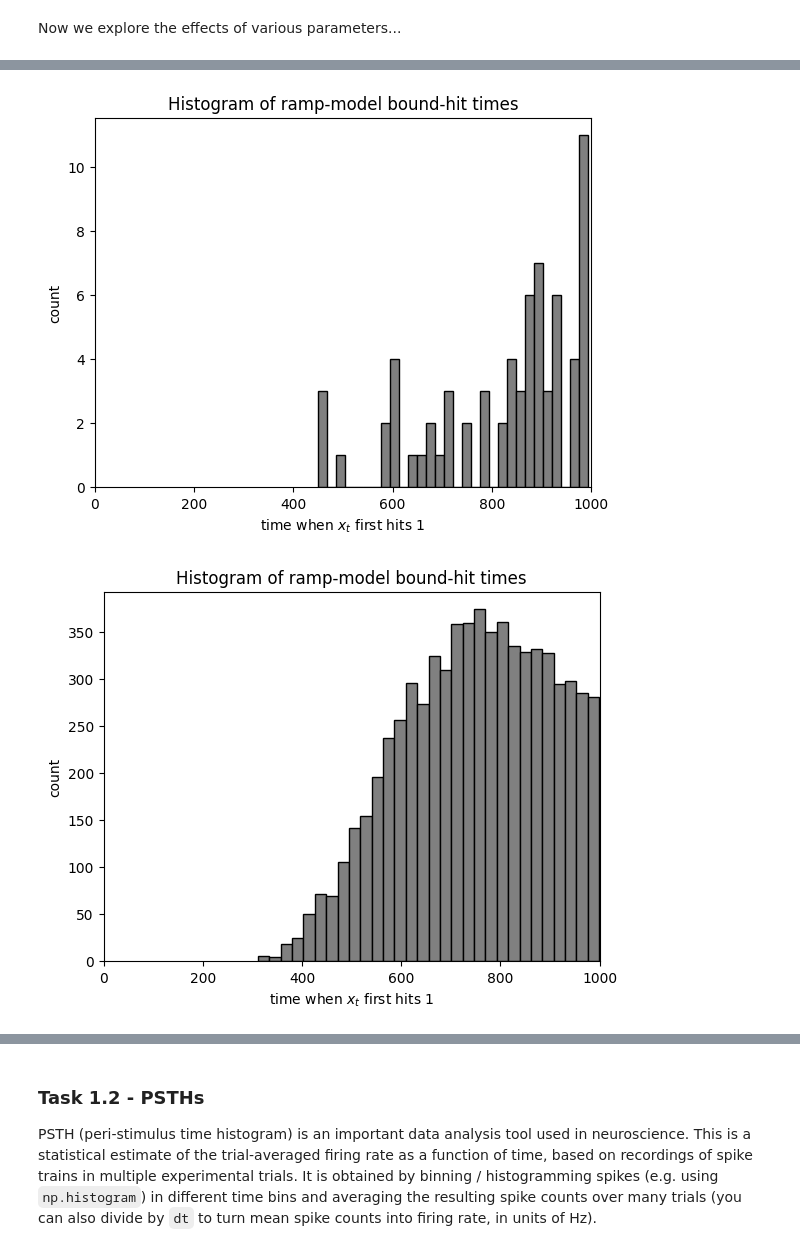
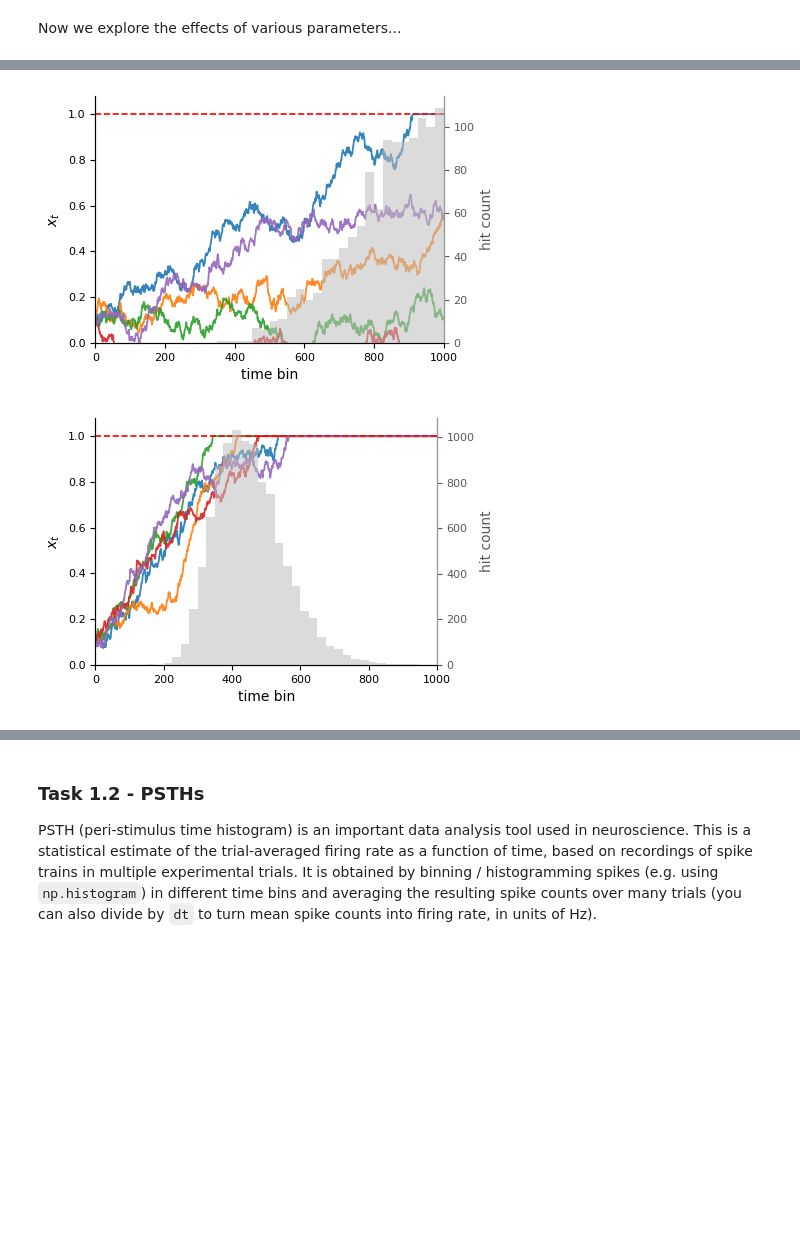
Before and after one commit to MYLO175/GG3-Mylo, a Jupyter notebook: GG3_project.ipynb, the cells around one changed output, grey strips where cells are left out. Saved outputs shown, nothing was run; the diff lists cells and outputs as text; code cells hidden in the pictures; blank space fills up the shorter version.

```diff
--- a/GG3_project.ipynb
+++ b/GG3_project.ipynb
@@ -284,10 +333,9 @@ def plot_ramp_hit_histogram(xs, bins=30):
 # %%
 step = StepModel(m=500, r=50, x0=0.05, Rh=40)
 spikes, jumps, rates = step.simulate(Ntrials=20, T=1000)
+plot_raster(spikes, jumps)
 
-print(jumps)
-
+step = StepModel(m=200, r=50, x0=0.05, Rh=40)
+spikes, jumps, rates = step.simulate(Ntrials=20, T=1000)
 plot_raster(spikes, jumps)
-plot_jump_histogram(spikes, jumps)
-plot_rate_trajectories(rates, name="Step model")
 # %% [output]
@@ -312,12 +357,12 @@ Now we explore the effects of various parameters...
 # %%
 #Comparison of different r for step-model
 
-for r in [10, 50, 100]:
+for r, bins in [(1, 100), (5,50) , (20,50)]:
     step = StepModel(m=500, r=r, x0=0.05, Rh=40)
-    spikes, jumps, rates = step.simulate(Ntrials=1000, T=1000)
+    spikes, jumps, rates = step.simulate(Ntrials=5000, T=1000)
 
     #plot_raster(spikes, jumps)
-    plot_jump_histogram(spikes, jumps)
+    plot_jump_histogram(spikes, jumps, bins=bins)
 
 # Controls the variance of the jump time distribution
 # %% [output]
@@ -327,15 +372,15 @@ for r in [10, 50, 100]:
 # %%
 #Comparison of different β for ramp model
 
-for beta in [0.1, 1, 2]:
+for beta in [0.5, 2, 4]:
     ramp = RampModel(beta=beta, sigma=0.3, x0=0.1, Rh=40)
     spikes, xs, rates = ramp.simulate(Ntrials=10000, T=1000)
 
-    plot_ramp_hit_histogram(xs)
+    plot_ramp_trajectories_with_hit_hist(xs, bins = 40, max_trials=5)
 
 # Can see β causes the ramp hit times to decrease on average
 # This is because it controls the average rate of upward (or downward) drift
 # Here when β = 1, very few ramps actually hit the limit before t = 1s
 # %% [output]
-[figure, old version]
+[figure, new version]
-[figure, old version]
+[figure, new version]
```
Also changed, not shown: parts of 15 cells of this notebook.
